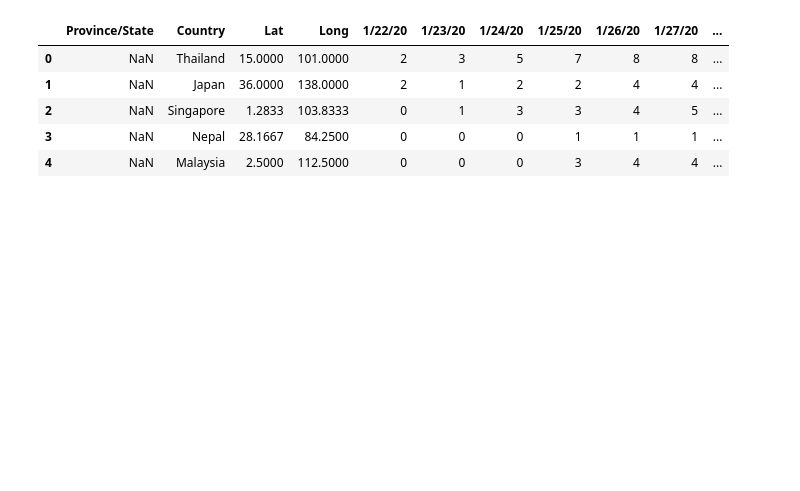
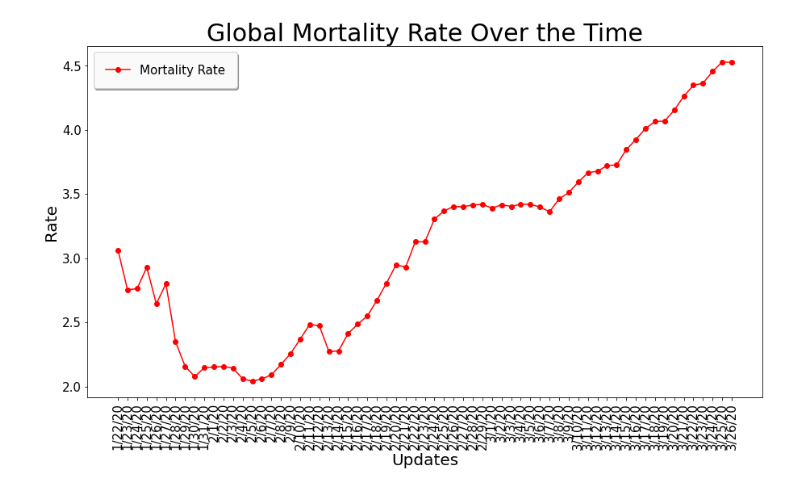
Before and after one commit to theclassofai/COVID_19, a Jupyter notebook: COVID_Analysis_Part1.ipynb, the cells around one changed output. Saved outputs shown, nothing was run; the diff lists cells and outputs as text; code cells hidden in the pictures; blank space fills up the shorter version.

```diff
--- a/COVID_Analysis_Part1.ipynb
+++ b/COVID_Analysis_Part1.ipynb
@@ -46,9 +27,38 @@ df_deaths.rename(columns={'Country/Region':'Country'}, inplace=True)
-# %%
-df_confirmed.head()
-# %% [output]
-|  | Province/State | Country | Lat | Long | 1/22/20 | 1/23/20 | 1/24/20 | 1/25/20 | 1/26/20 | 1/27/20 | ... |
-| 0 | NaN | Thailand | 15.0000 | 101.0000 | 2 | 3 | 5 | 7 | 8 | 8 | ... |
-| 1 | NaN | Japan | 36.0000 | 138.0000 | 2 | 1 | 2 | 2 | 4 | 4 | ... |
-| 2 | NaN | Singapore | 1.2833 | 103.8333 | 0 | 1 | 3 | 3 | 4 | 5 | ... |
-| 3 | NaN | Nepal | 28.1667 | 84.2500 | 0 | 0 | 0 | 1 | 1 | 1 | ... |
-| 4 | NaN | Malaysia | 2.5000 | 112.5000 | 0 | 0 | 0 | 3 | 4 | 4 | ... |
+# %%
+confirmed = pd.read_csv("/content/COVID-19/csse_covid_19_data/csse_covid_19_time_series/time_series_covid19_confirmed_global.csv")
+recovered = pd.read_csv("/content/COVID-19/csse_covid_19_data/csse_covid_19_time_series/time_series_covid19_recovered_global.csv")
+deaths = pd.read_csv("/content/COVID-19/csse_covid_19_data/csse_covid_19_time_series/time_series_covid19_deaths_global.csv")
+# %%
+confirmed = np.sum(confirmed.iloc[:,4:confirmed.shape[1]])
+recovered = np.sum(recovered.iloc[:,4:recovered.shape[1]])
+deaths = np.sum(deaths.iloc[:,4:deaths.shape[1]])
+# %%
+global_mortality = (deaths/confirmed)*100
+
+# defyning plotsize
+plt.figure(figsize=(15,8))
+
+# creating a lineplot for each case variable(suspected, recovered and death)
+plt.plot(global_mortality
+        , color = 'red'
+        , label = 'Mortality Rate'
+        , marker = 'o')
+
+# defyning titles, labels and ticks parameters
+plt.title('Global Mortality Rate Over the Time',size=30)
+plt.ylabel('Rate',size=20)
+plt.xlabel('Updates',size=20)
+plt.xticks(rotation=90,size=15)
+plt.yticks(size=15)
+
+# defyning legend parameters
+plt.legend(loc = "upper left"
+           , frameon = True
+           , fontsize = 15
+           , ncol = 1
+           , fancybox = True
+           , framealpha = 0.95
+           , shadow = True
+           , borderpad = 1);
+# %% [output]
+[figure, added]
```
Also changed, not shown: parts of 8 cells of this notebook.
